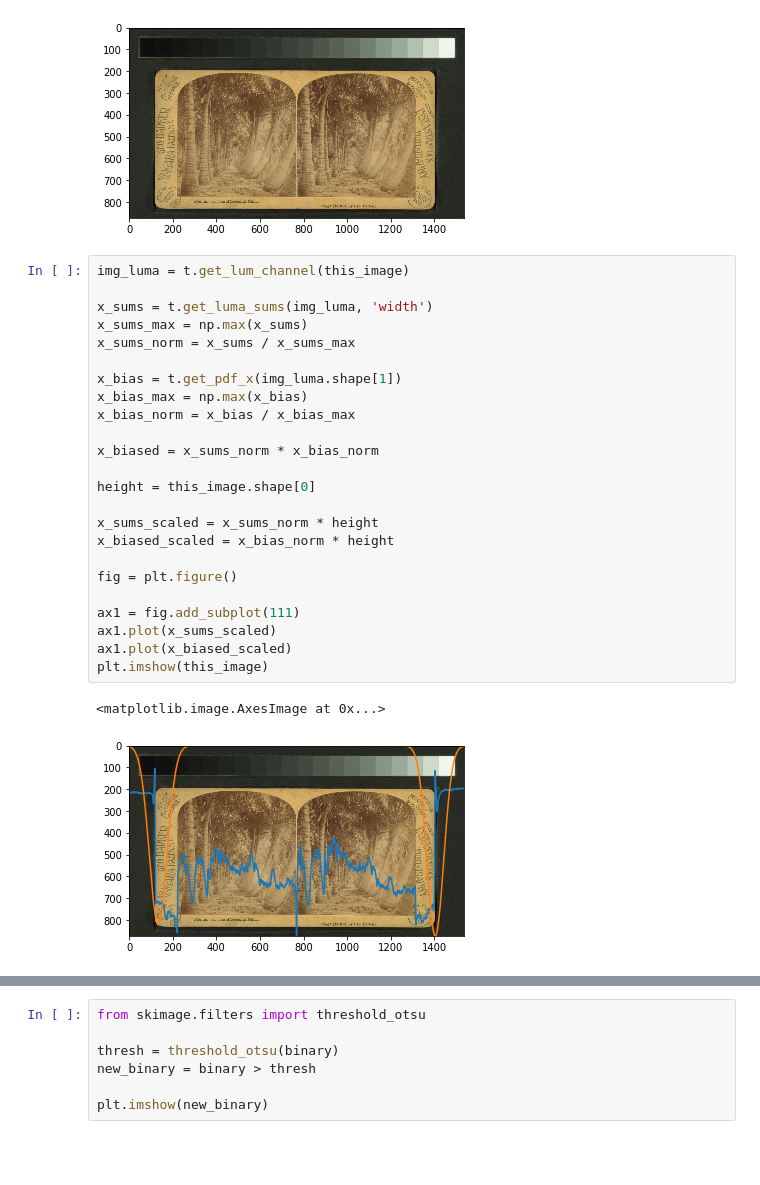
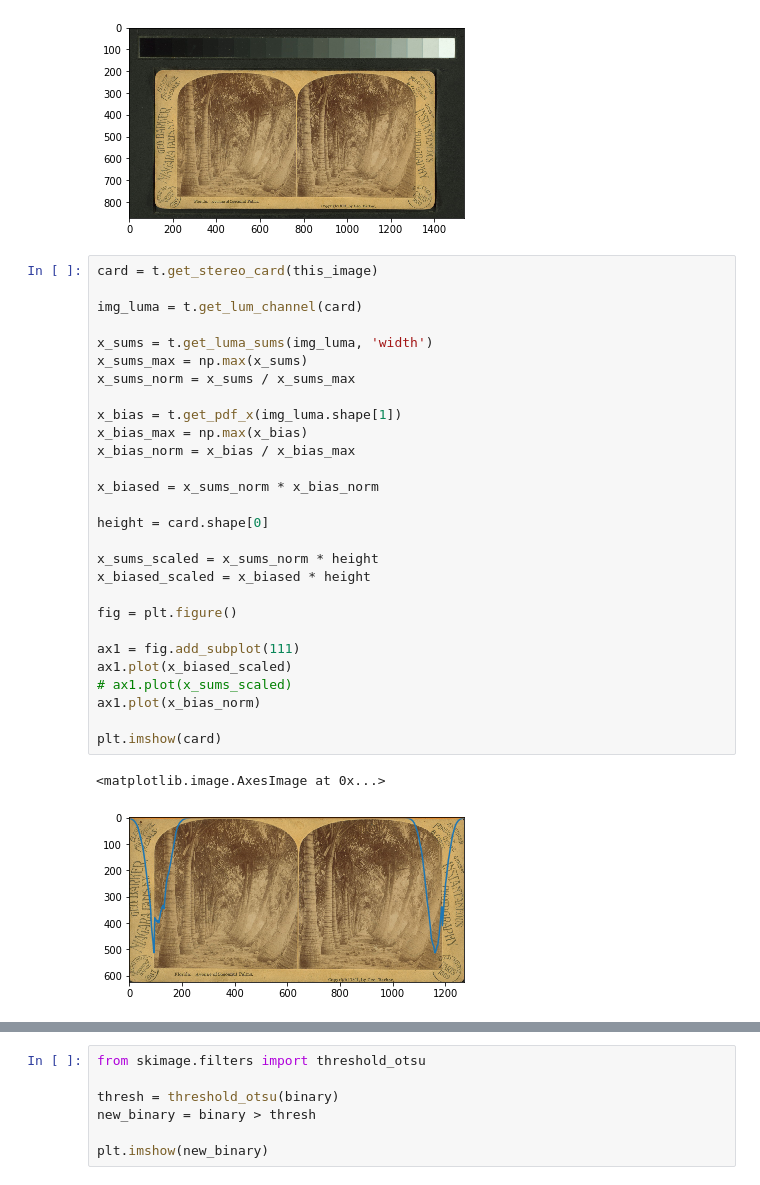
Before and after one commit to atomicguy/vvr_tools, a Jupyter notebook: process_image.ipynb, the cells around one changed output, grey strips where cells are left out. Saved outputs shown, nothing was run; the diff lists cells and outputs as text; blank space fills up the shorter version.

Commit message:
update card slicing

```diff
--- a/process_image.ipynb
+++ b/process_image.ipynb
@@ -20,30 +20,34 @@ plt.imshow(this_image)
 <matplotlib.image.AxesImage at 0x...>
 [figure]
 # %%
-img_luma = t.get_lum_channel(this_image)
+card = t.get_stereo_card(this_image)
+
+img_luma = t.get_lum_channel(card)
 
 x_sums = t.get_luma_sums(img_luma, 'width')
 x_sums_max = np.max(x_sums)
 x_sums_norm = x_sums / x_sums_max
 
 x_bias = t.get_pdf_x(img_luma.shape[1])
 x_bias_max = np.max(x_bias)
 x_bias_norm = x_bias / x_bias_max
 
 x_biased = x_sums_norm * x_bias_norm
 
-height = this_image.shape[0]
+height = card.shape[0]
 
 x_sums_scaled = x_sums_norm * height
-x_biased_scaled = x_bias_norm * height
+x_biased_scaled = x_biased * height
 
 fig = plt.figure()
 
 ax1 = fig.add_subplot(111)
-ax1.plot(x_sums_scaled)
 ax1.plot(x_biased_scaled)
-plt.imshow(this_image)
+# ax1.plot(x_sums_scaled)
+ax1.plot(x_bias_norm)
+
+plt.imshow(card)
 # %% [output]
 <matplotlib.image.AxesImage at 0x...>
-[figure, old version]
+[figure, new version]
 # %%
```
Also changed, not shown: parts of 2 cells of this notebook, 1 other file.
